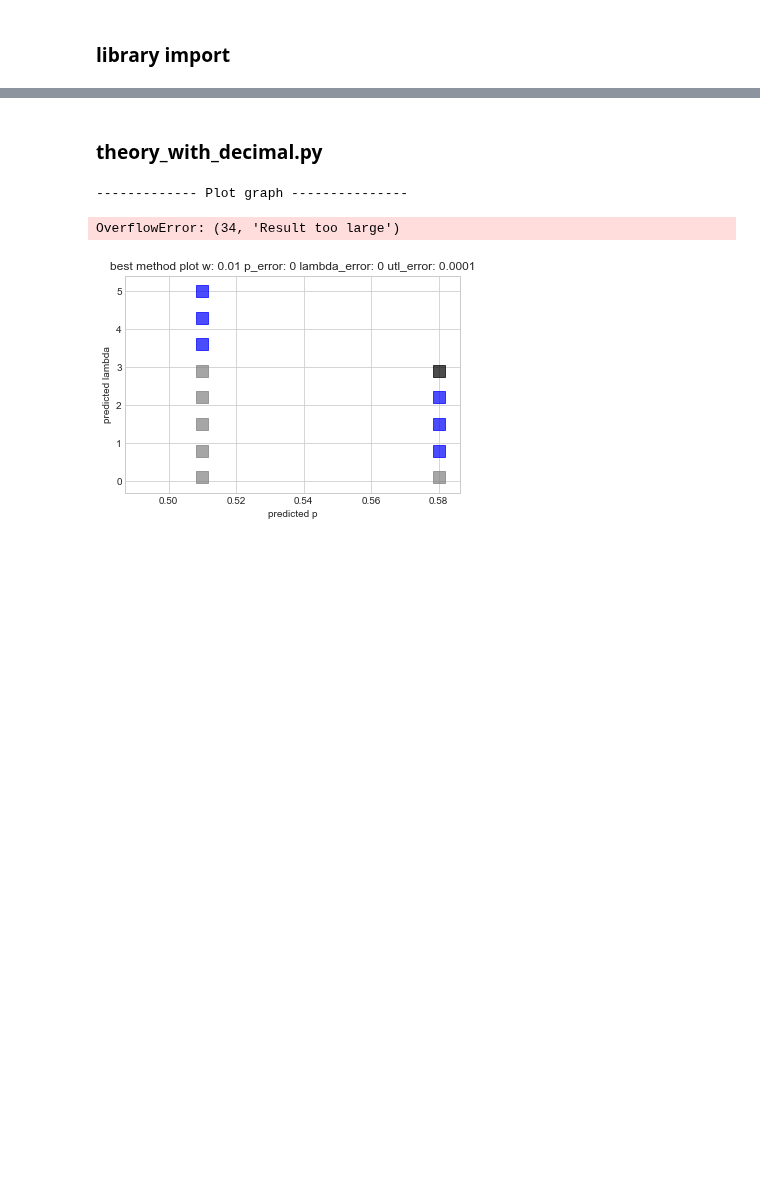
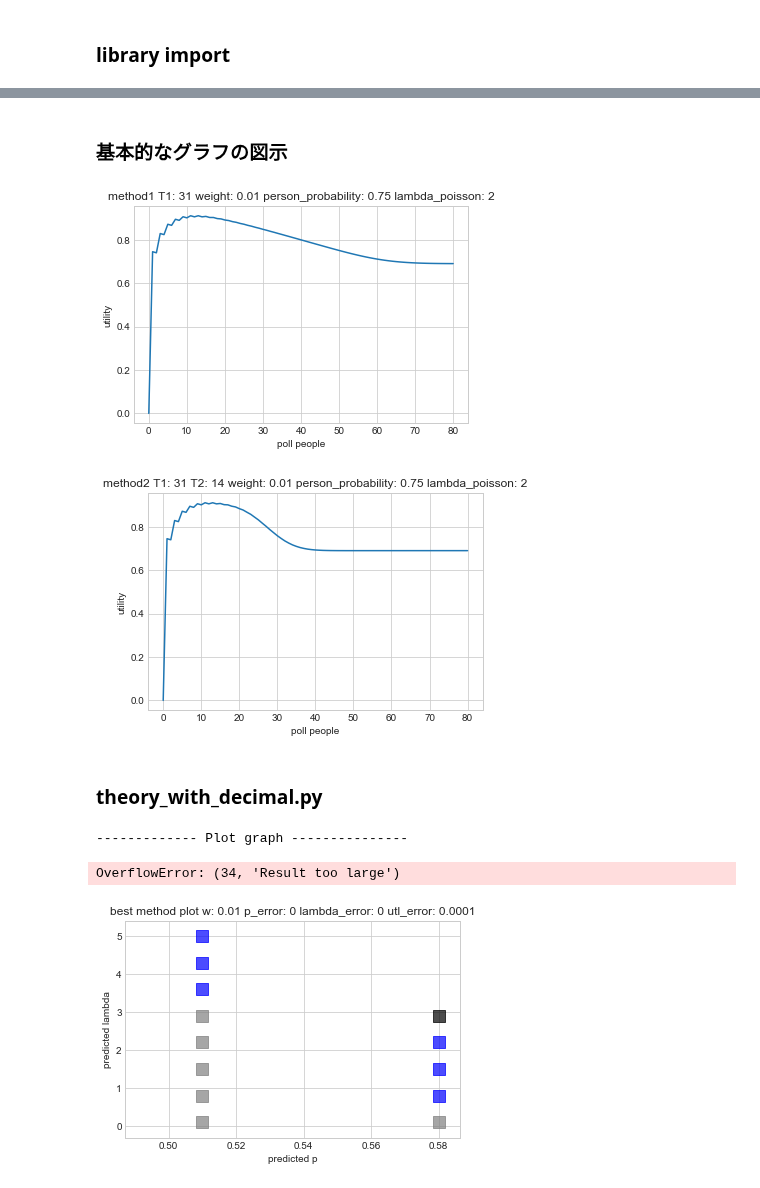
Before and after one commit to k33asby/opinion-aggregation-experiment, a Jupyter notebook: py/opinion-aggregation-experiment.ipynb, the cells around one changed output, grey strips where cells are left out. Saved outputs shown, nothing was run; the diff lists cells and outputs as text; code cells hidden in the pictures; blank space fills up the shorter version.

```diff
--- a/py/opinion-aggregation-experiment.ipynb
+++ b/py/opinion-aggregation-experiment.ipynb
@@ -20,0 +545,19 @@ sns.set_style("whitegrid")
+# %% [markdown]
+### 基本的なグラフの図示
+# %%
+w = 0.01
+p = 0.75
+lambda_poisson = 2
+
+# plot_poisson(10, lambda_poisson)
+# plot_gamma(30, lambda_poisson)
+# plot_g(30, 40, 20, lambda_poisson)
+
+# plot_time_priority(w, p, lambda_poisson, 0, 100) # with Decimal
+# plot_poll_priority(w, p, lambda_poisson, 0, 200)
+# plot_vote_priority(w, p, lambda_poisson, 0, 150)
+# plot_method1(w, p, lambda_poisson, 0, 80)
+# plot_method2(w, p, lambda_poisson, 0, 80)
+# %% [output]
+[figure, added]
+[figure, added]
```
Also changed, not shown: parts of 17 cells of this notebook, 9 other files.
